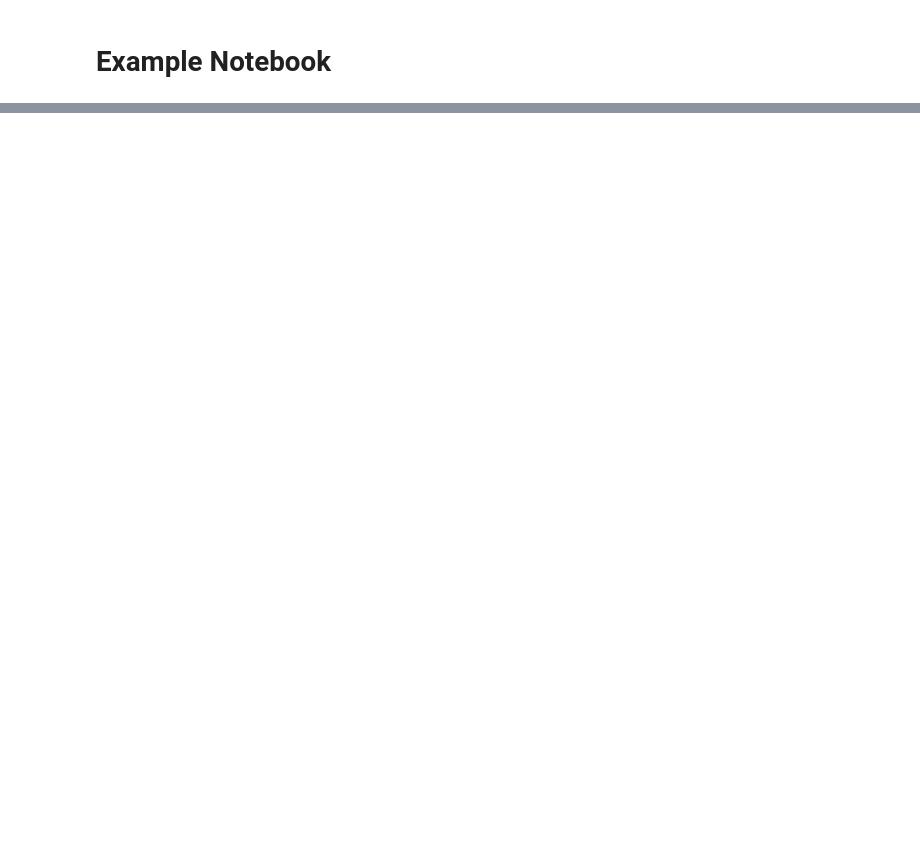
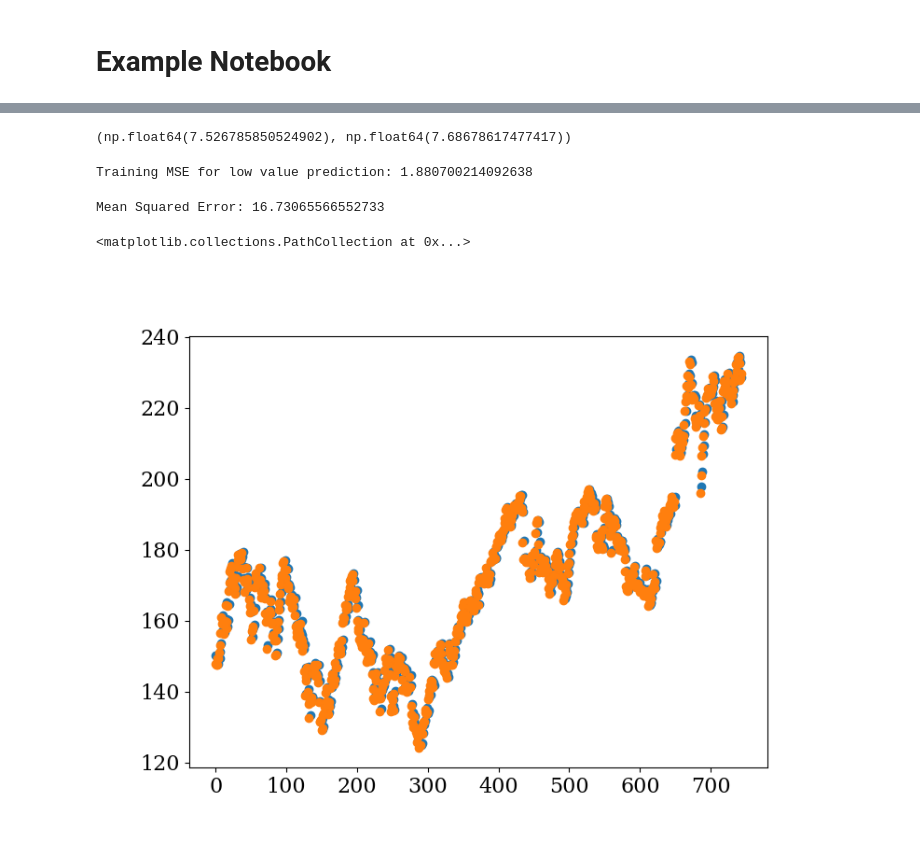
Before and after one commit to ruc-practical-ai/fall-2024-class-08, a Jupyter notebook: notebooks/example.ipynb, the cells around one changed output, grey strips where cells are left out. Cells and saved outputs as stored; diff of their text form; code cells hidden in the pictures; blank space fills up the shorter version.

Commit message:
Add basic regression example

```diff
--- a/notebooks/example.ipynb
+++ b/notebooks/example.ipynb
@@ -41,0 +126,4 @@ kaggle.api.dataset_download_files('andrewmvd/sp-500-stocks', path=download_locat
+# %%
+dates = stocks_df["Date"].unique()
+print(dates)
+print(dates.shape)
@@ -41,0 +209,16 @@ kaggle.api.dataset_download_files('andrewmvd/sp-500-stocks', path=download_locat
+# %%
+y_targets_low[0], y_targets_high[0]
+# %% [output]
+(np.float64(7.526785850524902), np.float64(7.68678617477417))
+# %%
+train_split = 0.8
+n_train_days = int(total_days * train_split)
+
+x_train = x_features[:n_train_days, :]
+x_test = x_features[n_train_days:, :]
+
+y_low_train = y_targets_low[:n_train_days]
+y_low_test = y_targets_low[n_train_days:]
+
+y_high_train = y_targets_high[:n_train_days]
+y_high_test = y_targets_high[n_train_days:]
@@ -41,0 +229,33 @@ kaggle.api.dataset_download_files('andrewmvd/sp-500-stocks', path=download_locat
+# %%
+# Initialize the Random Forest model
+# low_model = RandomForestRegressor(n_estimators=100, max_depth=15, random_state=0)
+low_model = LinearRegression()
+
+# Fit the model to the training data
+low_model.fit(x_train, y_low_train)
+
+y_low_train_hat = low_model.predict(x_train)
+
+low_mse_train = mean_squared_error(y_low_train, y_low_train_hat)
+
+print("Training MSE for low value prediction:", low_mse_train)
+# %% [output]
+Training MSE for low value prediction: 1.880700214092638
+# %%
+# Make predictions on the test set
+y_low_test_hat = low_model.predict(x_test)
+
+# Calculate the mean squared error for evaluation
+low_mse_test = mean_squared_error(y_low_test, y_low_test_hat)
+
+print("Mean Squared Error:", low_mse_test)
+# %% [output]
+Mean Squared Error: 16.73065566552733
+# %%
+x_indices = np.arange(len(y_low_test_hat))
+plt.figure(figsize=(8, 6))
+plt.scatter(x_indices, y_low_test_hat)
+plt.scatter(x_indices, y_low_test)
+# %% [output]
+<matplotlib.collections.PathCollection at 0x...>
+[figure, added]
```
Also changed, not shown: parts of 14 cells of this notebook, 2 other files.
